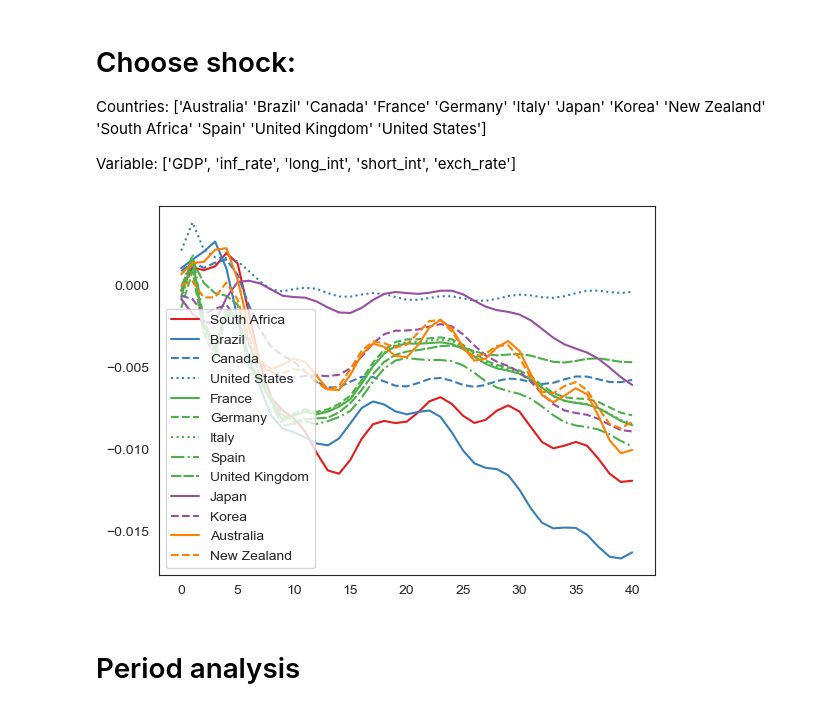
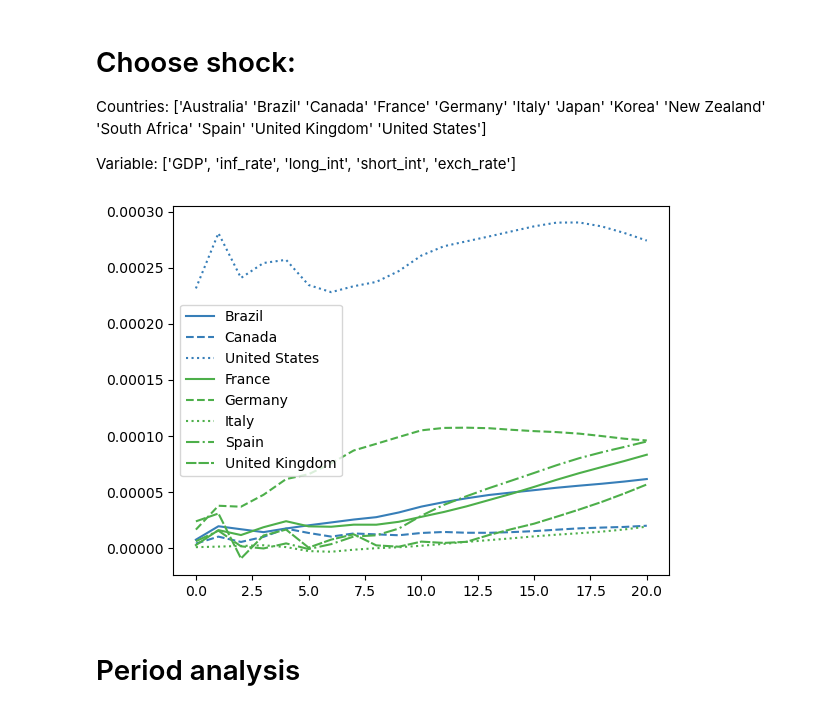
Before and after one commit to JochemvdBosch/GVAR_modeling, a Jupyter notebook: GVAR_code.ipynb, the cells around one changed output. Cells and saved outputs as stored; diff of their text form; code cells hidden in the pictures.

```diff
--- a/GVAR_code.ipynb
+++ b/GVAR_code.ipynb
@@ -52,8 +34,10 @@ df_variable['GDP']
 # %%
 # Define a list of all countries and variables (and a list of extended names for variables for plotting)
-country_list = df_variable['GDP'].index.values
-variable_list = np.array(['GDP', 'inf_rate','long_int','short_int','exch_rate'])
-ext_variable_list = ['Real gross domestic product','Inflation rate','Long-term interest rate','Short-term interest rate','Real exchange rate']
+# country_list = df_variable['GDP'].index.values
+variable_list = np.array(['GDP', 'inf_rate','short_int','long_int','exch_rate'])
+country_list = df_variable['inf_rate'].index.values
+# variable_list = np.array(['inf_rate','long_int'])
+ext_variable_list = ['Real gross domestic product','Inflation rate','Short-term interest rate','Long-term interest rate','Real exchange rate']
 
 # Define an empty dictionary
 df = {}
@@ -182,9 +173,9 @@ for i in range(len(variable_list)):
 # Test order of integration
 # %%
 # Define the DataFrames to fill the results in
-adf_test_lag0 = pd.DataFrame(index=variable_list)
-adf_test_lag1 = pd.DataFrame(index=variable_list)
-adf_test_lag2 = pd.DataFrame(index=variable_list)
+adf_test_diff0 = pd.DataFrame(index=variable_list)
+adf_test_diff1 = pd.DataFrame(index=variable_list)
+adf_test_diff2 = pd.DataFrame(index=variable_list)
 
 # Loop over every country and variable
 for country in country_list:
@@ -196,9 +187,9 @@ for country in country_list:
         second_dif = np.diff(first_dif)
 
         # Fill the DataFrames with the adf test statistics
-        adf_test_lag0.loc[variable,country] = round(sm.tsa.stattools.adfuller(non_dif, autolag= 'AIC')[0],4)
-        adf_test_lag1.loc[variable,country] = round(sm.tsa.stattools.adfuller(first_dif, autolag= 'AIC')[0],4)
-        adf_test_lag2.loc[variable,country] = round(sm.tsa.stattools.adfuller(second_dif, autolag= 'AIC')[0],4)
+        adf_test_diff0.loc[variable,country] = round(sm.tsa.stattools.adfuller(non_dif, autolag= 'AIC',regression='ct')[0],4)
+        adf_test_diff1.loc[variable,country] = round(sm.tsa.stattools.adfuller(first_dif, autolag= 'AIC',regression='ct')[0],4)
+        adf_test_diff2.loc[variable,country] = round(sm.tsa.stattools.adfuller(second_dif, autolag= 'AIC',regression='ct')[0],4)
 # %%
 # Show the results
 
@@ -218,12 +209,11 @@ adf_test_lag0
 def determine_lag(x_it,x_star,max_lag=8):
 
     # Define the current lowest BIC value
-    min_bic = 0
+    min_bic = 1000000
 
     # Loop over all possible combinations
     for lag_x_it in range(1,max_lag+1):
         for lag_x_star in range(1,max_lag+1):
-
             # Initialize a dataframe with the x_star values of lag 0
             df_country = pd.concat([x_star])
             df_country.columns += "_L0"
@@ -631,7 +620,7 @@ def perform_GIRF(max_h,country_shock,variable_shock,country_choice,variable_choi
     country_i = np.where(country_list == country_shock)[0][0]
     variable_i = np.where(variable_list == variable_shock)[0][0]
     e_j = np.zeros((k,1))
-    e_j[country_i * 5 + variable_i] = 1
+    e_j[country_i * k_i + variable_i] = 1
 
     # Compute Sigma
     Sigma = np.cov(epsilon_t)
@@ -640,20 +629,19 @@ def perform_GIRF(max_h,country_shock,variable_shock,country_choice,variable_choi
     index_array = []
     name_array = []
 
-
     # Loop over all chosen countries and variables and append to arrays
     for country in country_choice:
         country_i = np.where(country_list == country)[0][0]
-        variable_i = np.where(variable_list == variable)[0][0]
-        index_array.append(country_i * 5 + variable_i)
+        variable_i = np.where(variable_list == variable_choice)[0][0]
+        index_array.append(country_i * k_i + variable_i)
         name_array.append(country)
 
     # Calculate the GIRF for every h
     girf_matrix = np.hstack([calculate_R_h(h) @ G_0_inv @ Sigma @ e_j / np.sqrt(e_j.T @ Sigma @ e_j) for h in range(0,max_h+1)])
 
+    # Make a dictionary for the specific country color and line kind
     country_color = {}
     country_line = {}
-
     for i in range(len(country_list)):
         country_color[country_list[i]] = ['#ff7f00','#377eb8','#377eb8', '#4daf4a', '#4daf4a', '#4daf4a','#984ea3','#984ea3', '#ff7f00', '#e41a1c', '#4daf4a',  '#4daf4a','#377eb8'][i]
         country_line[country_list[i]] = ['-','-','--','-','--',':','-','--','--','-','-.',(0, (5, 1)),':'][i]
@@ -671,18 +659,19 @@ Variable: ['GDP', 'inf_rate', 'long_int', 'short_int', 'exch_rate']
 # %%
 # Define the country and variable of the shock
 country_shock = "United States"
-variable_shock = 'GDP'
+variable_shock = 'long_int'
 
 # Define the countries and variables that should be in the IRF
-new_country_list = np.array(['South Africa','Brazil','Canada','United States','France','Germany','Italy','Spain','United Kingdom','Japan','Korea','Australia','New Zealand'])
+new_country_list = np.array(['Brazil','Canada','United States','France','Germany','Italy','Spain','United Kingdom'])
 country_choice = new_country_list
-variable_choice = np.array(["short_int"])
+variable_choice = np.array(["long_int"])
 
 # Define the length of h
-max_h = 40
+max_h = 20
+
 perform_GIRF(max_h,country_shock,variable_shock,country_choice,variable_choice)
 # %% [output]
-[figure, old version]
+[figure, new version]
 # %% [markdown]
 # Period analysis
 # %%
```
Also changed, not shown: parts of 43 cells of this notebook, 3 other files.
